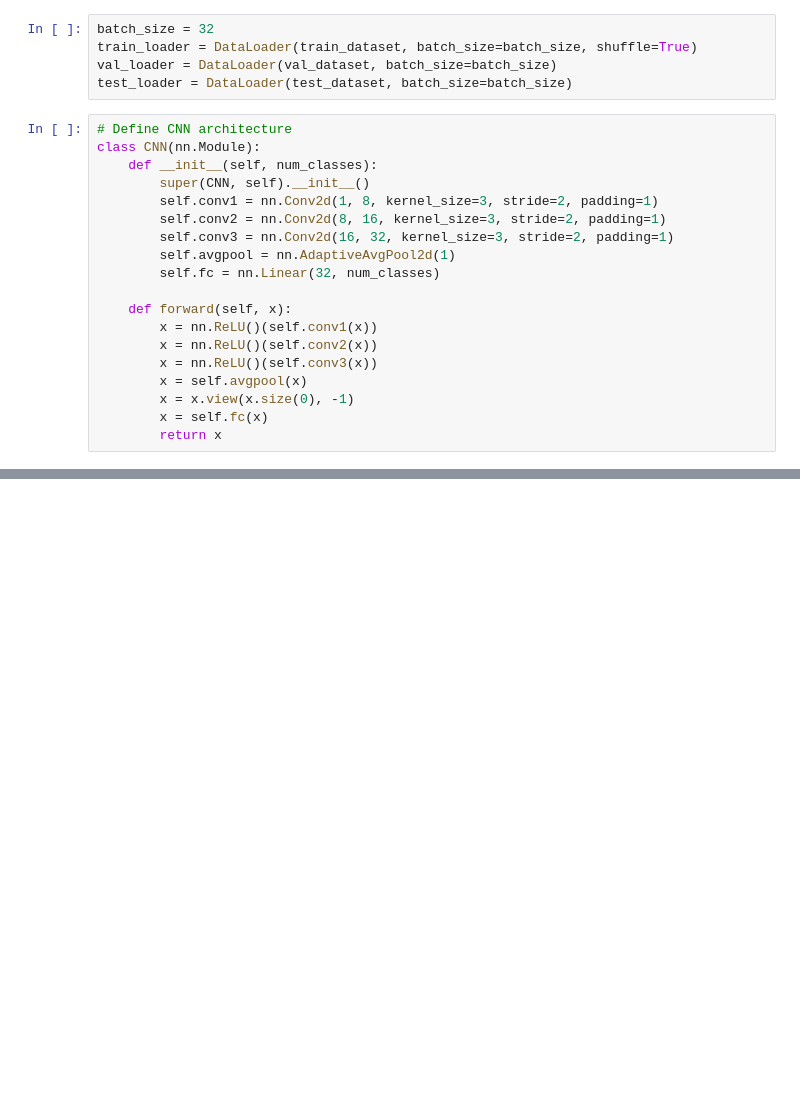
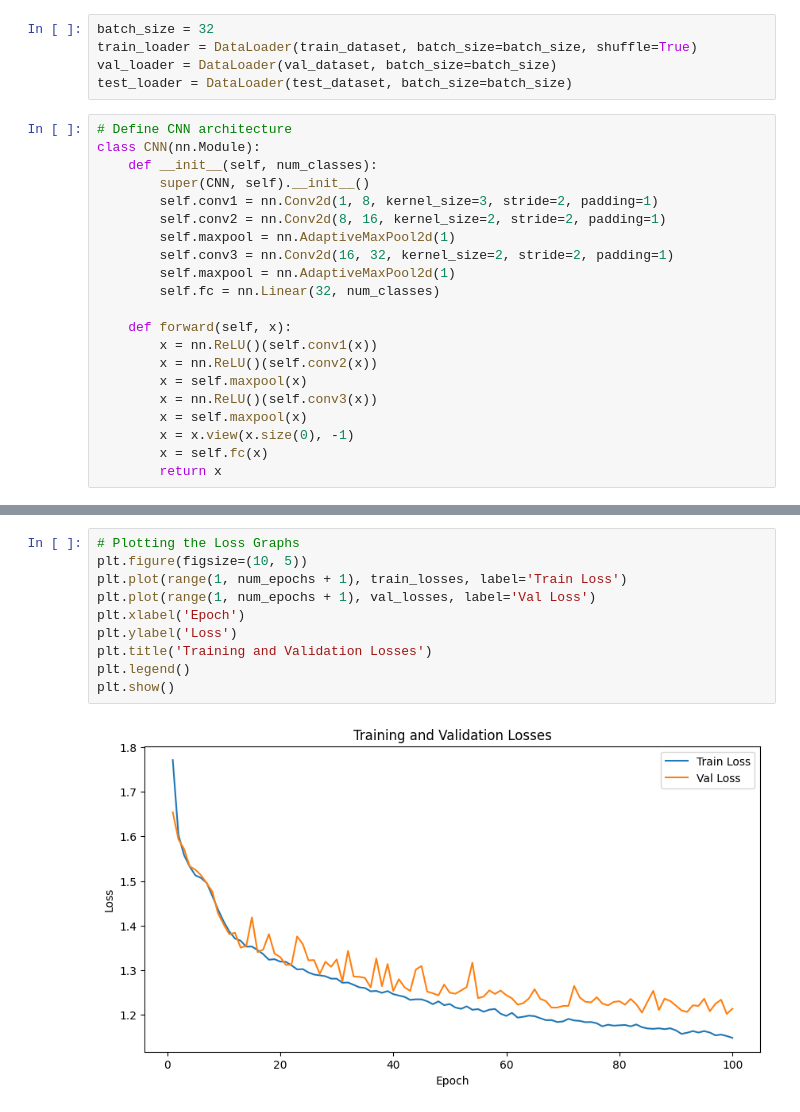
Before and after one commit to EduCappiello/DeepLearning, a Jupyter notebook: 20240317_Deep_Learning/CNN_MOD.ipynb, the cells around one changed output, grey strips where cells are left out. Cells and saved outputs as stored; diff of their text form; blank space fills up the shorter version.

```diff
--- a/20240317_Deep_Learning/CNN_MOD.ipynb
+++ b/20240317_Deep_Learning/CNN_MOD.ipynb
@@ -66,16 +69,18 @@ class CNN(nn.Module):
     def __init__(self, num_classes):
         super(CNN, self).__init__()
         self.conv1 = nn.Conv2d(1, 8, kernel_size=3, stride=2, padding=1)
-        self.conv2 = nn.Conv2d(8, 16, kernel_size=3, stride=2, padding=1)
-        self.conv3 = nn.Conv2d(16, 32, kernel_size=3, stride=2, padding=1)
-        self.avgpool = nn.AdaptiveAvgPool2d(1)
+        self.conv2 = nn.Conv2d(8, 16, kernel_size=2, stride=2, padding=1)
+        self.maxpool = nn.AdaptiveMaxPool2d(1)
+        self.conv3 = nn.Conv2d(16, 32, kernel_size=2, stride=2, padding=1)
+        self.maxpool = nn.AdaptiveMaxPool2d(1)
         self.fc = nn.Linear(32, num_classes)
 
     def forward(self, x):
         x = nn.ReLU()(self.conv1(x))
         x = nn.ReLU()(self.conv2(x))
+        x = self.maxpool(x)
         x = nn.ReLU()(self.conv3(x))
-        x = self.avgpool(x)
+        x = self.maxpool(x)
         x = x.view(x.size(0), -1)
         x = self.fc(x)
         return x
@@ -90 +144,13 @@ decision_tree = DecisionTreeClassifier()
+# %%
+# Plotting the Loss Graphs
+plt.figure(figsize=(10, 5))
+plt.plot(range(1, num_epochs + 1), train_losses, label='Train Loss')
+plt.plot(range(1, num_epochs + 1), val_losses, label='Val Loss')
+plt.xlabel('Epoch')
+plt.ylabel('Loss')
+plt.title('Training and Validation Losses')
+plt.legend()
+plt.show()
+# %% [output]
+[figure, added]
 # %%
```
Also changed, not shown: parts of 6 cells of this notebook.
